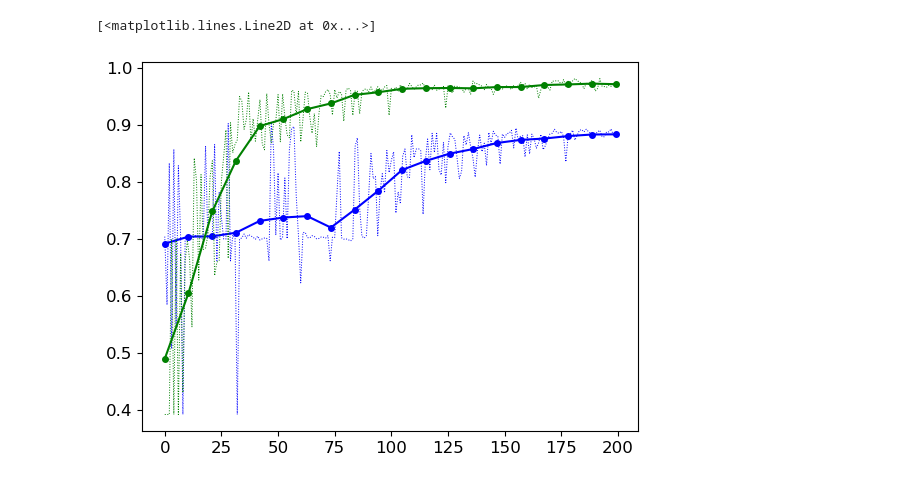
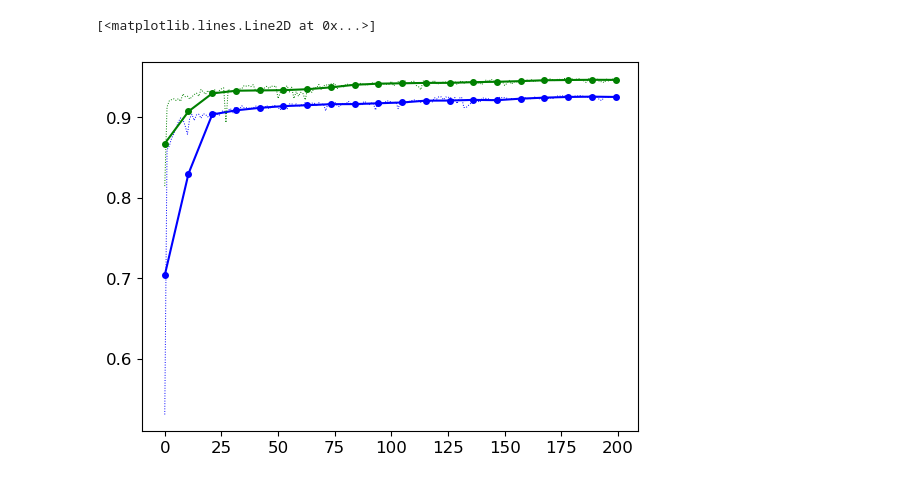
Before and after one commit to xinluo2018/rsimg-segmentation-pytorch, a Jupyter notebook: notebooks/metric_plot.ipynb, the cells around one changed output. Drawn from its saved outputs; the diff is of its cells as text; code cells hidden in the pictures.

```diff
--- a/notebooks/metric_plot.ipynb
+++ b/notebooks/metric_plot.ipynb
@@ -17,15 +17,15 @@ print(metric_deeplabv3plus.tail(2))
 # %%
-metric_deeplabv3plus_smooth_x, metric_deeplabv3plus_smooth_y = smooth(metric_deeplabv3plus['val_oa'].to_numpy(), num_sam=20)
-metric_deeplabv3plus_mobilev2_smooth_x, metric_deeplabv3plus_mobilev2_smooth_y = smooth(metric_deeplabv3plus_mobilev2['val_oa'].to_numpy(), num_sam=20)
+metric_deeplabv3plus_smooth_x, metric_deeplabv3plus_smooth_y = smooth(metric_deeplabv3plus['val_miou'].to_numpy(), num_sam=20)
+metric_deeplabv3plus_mobilev2_smooth_x, metric_deeplabv3plus_mobilev2_smooth_y = smooth(metric_deeplabv3plus_mobilev2['val_miou'].to_numpy(), num_sam=20)
 # %%
 plt.rcParams.update({'font.size': 12})
 color = ['blue', 'green', 'red']
-plt.plot(metric_deeplabv3plus['val_oa'], color=color[0], linestyle='dotted', linewidth = 0.7)
+plt.plot(metric_deeplabv3plus['val_miou'], color=color[0], linestyle='dotted', linewidth = 0.7)
 plt.plot(metric_deeplabv3plus_smooth_x, metric_deeplabv3plus_smooth_y, color=color[0], \
             marker='o', markerfacecolor=color[0], markersize=4, linewidth=1.5, label= 'deeplabv3plus')
-plt.plot(metric_deeplabv3plus_mobilev2['val_oa'], color=color[1], linestyle='dotted', linewidth = 0.7)
+plt.plot(metric_deeplabv3plus_mobilev2['val_miou'], color=color[1], linestyle='dotted', linewidth = 0.7)
 plt.plot(metric_deeplabv3plus_mobilev2_smooth_x, metric_deeplabv3plus_mobilev2_smooth_y, color=color[1], \
                     marker='o', markerfacecolor = color[1], markersize=4, linewidth = 1.5,label= 'deeplabv3plus_mobilev2')
 # %% [output]
 [<matplotlib.lines.Line2D at 0x...>]
-[figure, old version]
+[figure, new version]
```
Also changed, not shown: parts of 2 cells of this notebook, 8 other files.
